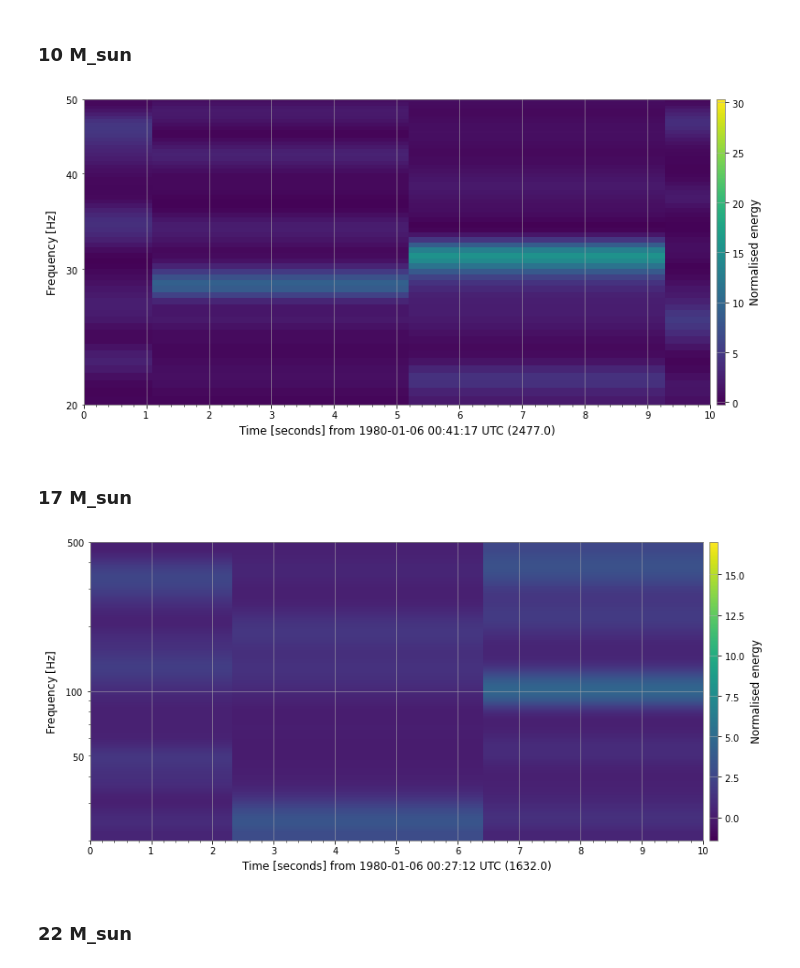
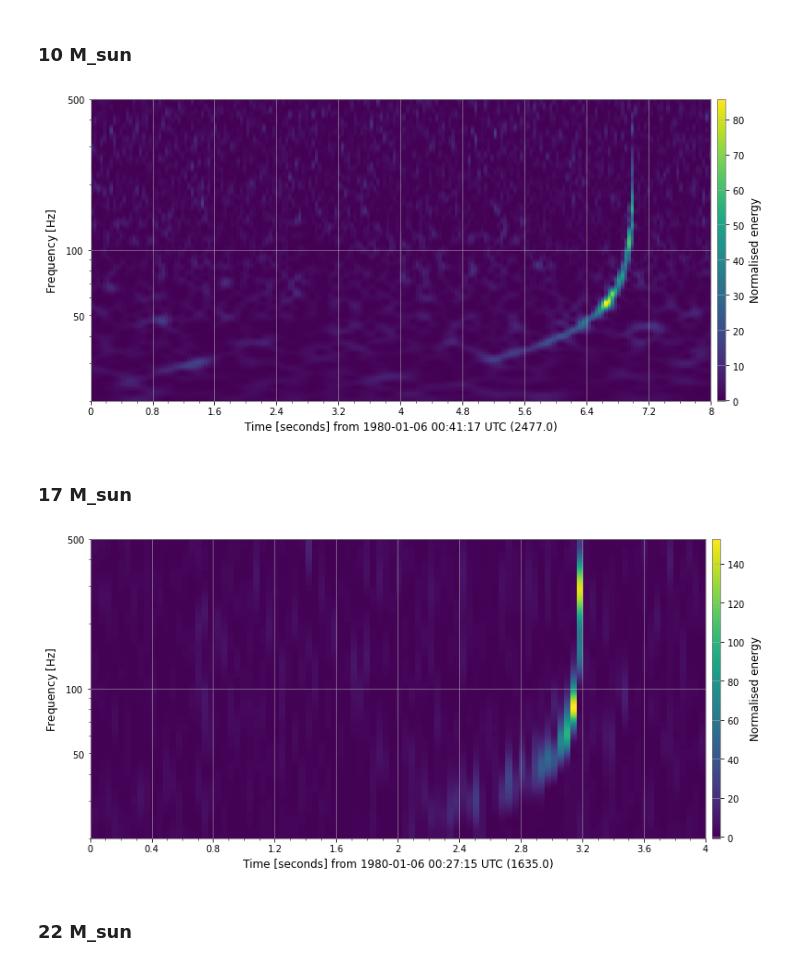
Before and after one commit to SYLau/odw-2022, a Jupyter notebook: Challenge/Data_challenge_4d.ipynb, the cells around one changed output. Drawn from its saved outputs; the diff is of its cells as text; code cells hidden in the pictures.

```diff
--- a/Challenge/Data_challenge_4d.ipynb
+++ b/Challenge/Data_challenge_4d.ipynb
@@ -44,8 +44,8 @@ import pylab
 
 #def challenge_q_transform(strain,fmin,fmax,qmin,qmax,tmin,tmax):
     #hq = gwpy_strain.q_transform(frange=(fmin, fmax), qrange=(qmin, qmax))
-def challenge_q_transform(strain,fmin,fmax,qmin,qmax,t,tmin,tmax):
-    segment = (int((t-30)*sampling_rate.value), int((t+2)*sampling_rate.value))
+def challenge_q_transform_low_m(strain,fmin,fmax,qmin,qmax,t,tmin,tmax):
+    segment = (int((t-30)*sampling_rate.value), int((t+12)*sampling_rate.value))
     data = gwpy_strain[segment[0]:segment[1]]
     hq = data.q_transform(frange=(fmin, fmax), qrange=(qmin, qmax))
     plot_hq = hq.plot()
@@ -53,4 +53,14 @@ def challenge_q_transform(strain,fmin,fmax,qmin,qmax,t,tmin,tmax):
     ax.set_xlim(tmin,tmax)
     ax.set_yscale('log')
     ax.colorbar(label="Normalised energy")
+
+def challenge_q_transform_high_m(strain,fmin,fmax,qmin,qmax,t,tmin,tmax):
+    segment = (int((t-10)*sampling_rate.value), int((t+2)*sampling_rate.value))
+    data = gwpy_strain[segment[0]:segment[1]]
+    hq = data.q_transform(frange=(fmin, fmax), qrange=(qmin, qmax))
+    plot_hq = hq.plot()
+    ax = plot_hq.gca()
+    ax.set_xlim(tmin,tmax)
+    ax.set_yscale('log')
+    ax.colorbar(label="Normalised energy")
 # %%
@@ -63,21 +78,23 @@ challenge_q_transform(gwpy_strain,f[0],f[1],q[0],q[1],t[0],t[1])
 # %% [markdown]
 ### 10 M_sun
 # %%
-t = [2483-6,2483+4]
+t0 = 2483
+t = [t0-6,t0+2]
 q = [30,33]
-f = [20,50]
-challenge_q_transform(gwpy_strain,f[0],f[1],q[0],q[1],t[0],t[1])
+f = [20,500]
+challenge_q_transform_low_m(gwpy_strain,f[0],f[1],q[0],q[1],t0,t[0],t[1])
 # %% [output]
-[figure, old version]
+[figure, new version]
 # %% [markdown]
 ### 17 M_sun
 # %%
-t = [1638-6,1638+4]
+t0 = 1638
+t = [t0-3,t0+1]
 q = [5,12]
 f = [20,500]
-challenge_q_transform(gwpy_strain,f[0],f[1],q[0],q[1],t[0],t[1])
+challenge_q_transform_low_m(gwpy_strain,f[0],f[1],q[0],q[1],t0,t[0],t[1])
 # %% [output]
-[figure, old version]
+[figure, new version]
 # %% [markdown]
 ### 22 M_sun
 # %%
```
Also changed, not shown: parts of 7 cells of this notebook.
